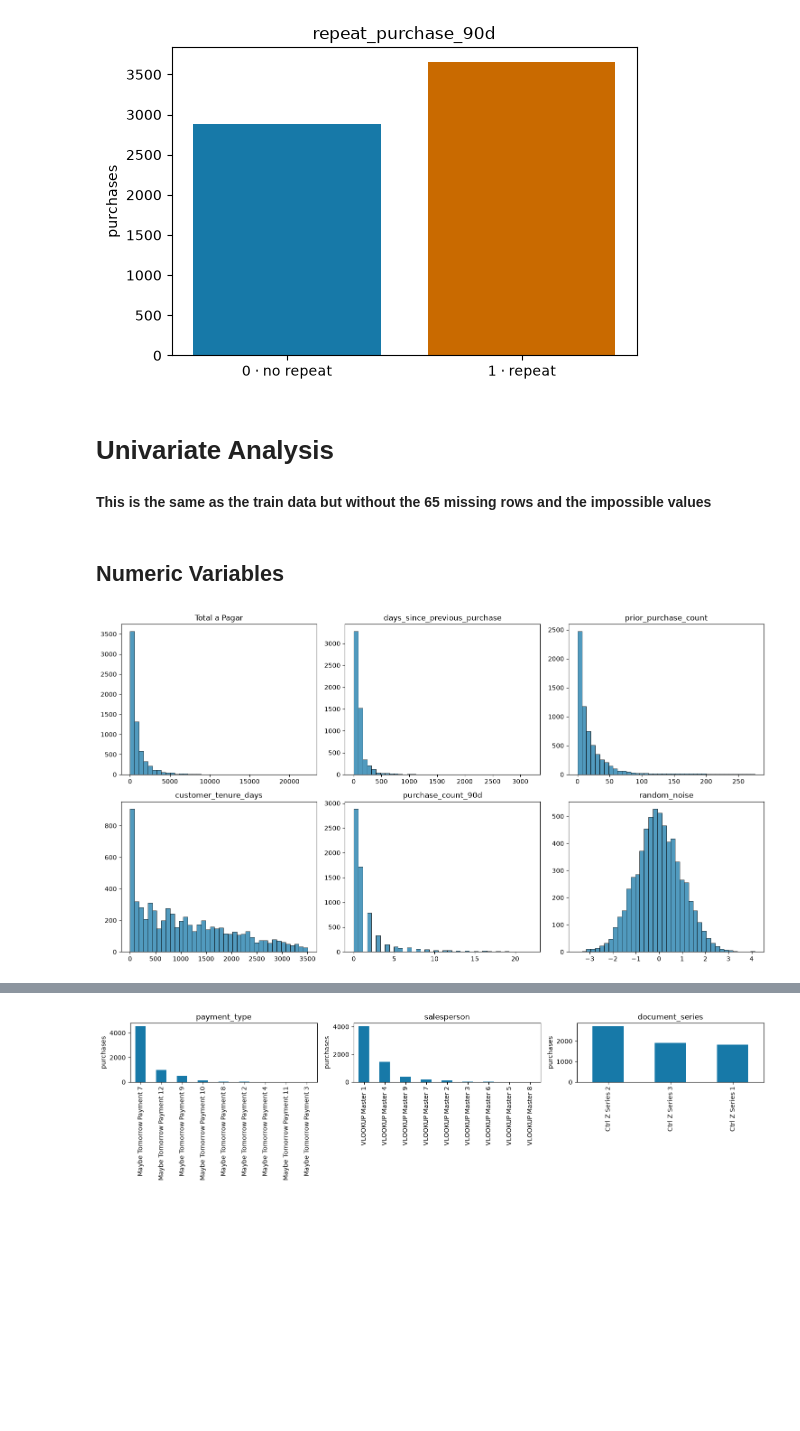
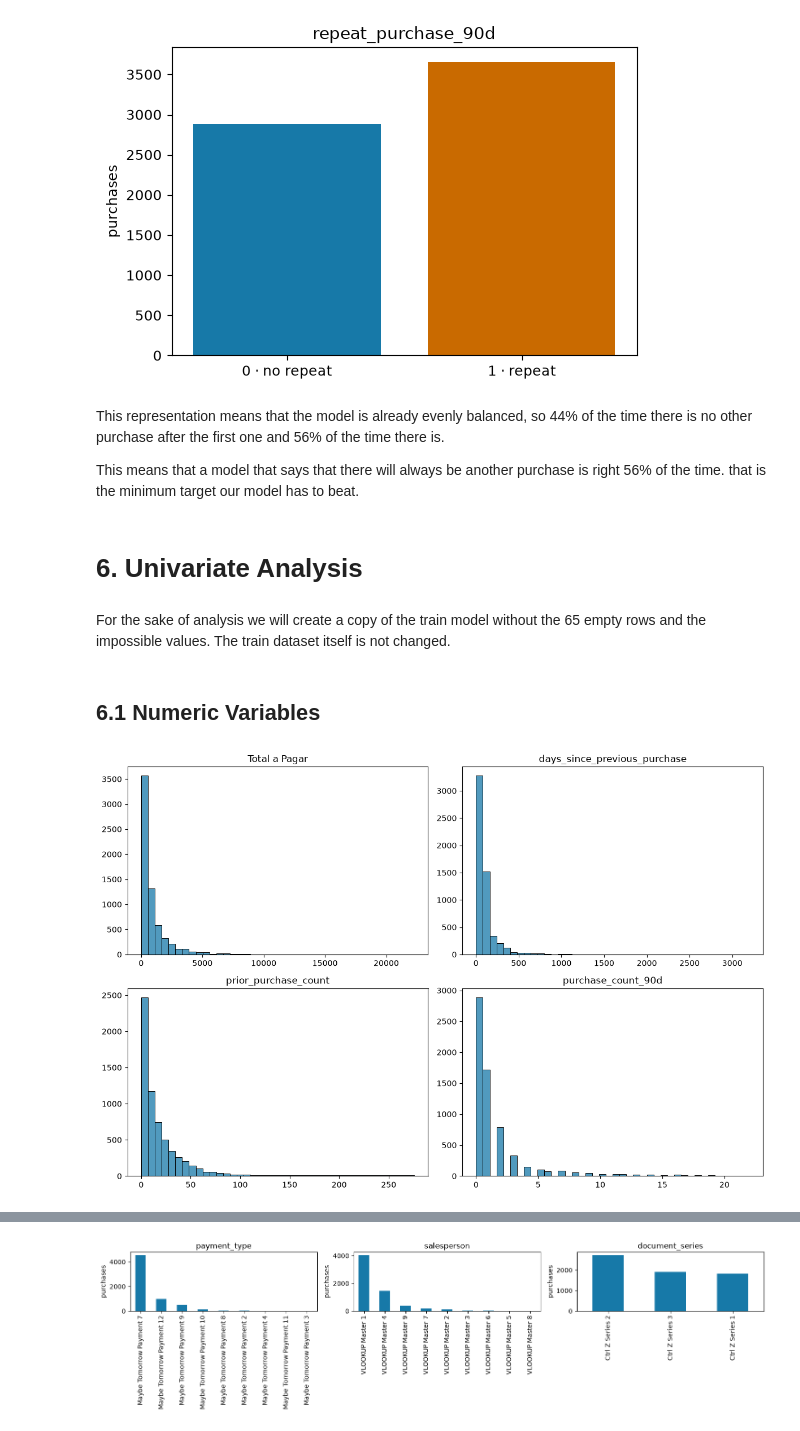
Before and after one commit to GoncaloGouveia04/ML_Project, a Jupyter notebook: notebooks/Exploration_notebook.ipynb, the cells around one changed output, grey strips where cells are left out. Cells and saved outputs as stored; diff of their text form; code cells hidden in the pictures; blank space fills up the shorter version.

```diff
--- a/notebooks/Exploration_notebook.ipynb
+++ b/notebooks/Exploration_notebook.ipynb
@@ -82,8 +110,10 @@ test["purchase_date"] = pd.to_datetime(test["purchase_date"])
 target = "repeat_purchase_90d"
 categorical = ["payment_type", "salesperson", "commercial_zone",
                "transport_method", "warehouse", "document_series"]
-numeric = [c for c in train.select_dtypes("number").columns
-           if c not in [target, "customer_id"]]
+numeric = []
+for column in train.select_dtypes("number").columns:
+    if column != target and column != "customer_id":
+        numeric.append(column)
 
-print(len(numeric), "numeric columns and", len(categorical), "categorical columns")
+print(f" There are {len(numeric)} numeric columns and {len(categorical)} categorical columns")
 # %% [output]
@@ -221,26 +297,29 @@ repeat_purchase_90d
 0                    2880        44.1
 1                    3654        55.9
 [figure]
+# %% [markdown]
+This representation means that the model is already evenly balanced, so 44% of the time there is no other purchase after the first one and 56% of the time there is.
+
+This means that a model that says that there will always be another purchase is right 56% of the time. that is the minimum target our model has to beat.
 # %% [markdown]
-# Univariate Analysis
+# 6. Univariate Analysis
 # %% [markdown]
-**This is the same as the train data but without the 65 missing rows and the impossible values**
+For the sake of analysis we will create a copy of the train model without the 65 empty rows and the impossible values. The train dataset itself is not changed.
 # %%
 candidate = train[~empty_rows].copy()
 for column in ["prior_mean_purchase_value", "spend_365d", "days_since_previous_purchase", "prior_mean_gap_days"]:
     impossible = (candidate[column] < 0) | (candidate[column] >= 1e9)
     candidate.loc[impossible, column] = np.nan
 # %% [markdown]
-## Numeric Variables
+## 6.1 Numeric Variables
 # %%
-to_plot = ["Total a Pagar", "days_since_previous_purchase", "prior_purchase_count",
-           "customer_tenure_days", "purchase_count_90d", "random_noise"]
+to_plot = ["Total a Pagar", "days_since_previous_purchase", "prior_purchase_count", "purchase_count_90d"]
 
-fig, axes = plt.subplots(2, 3, figsize=(15, 8))
+fig, axes = plt.subplots(2, 2, figsize=(12, 8))
 for ax, column in zip(axes.flatten(), to_plot):
     sns.histplot(candidate[column], bins=40, color=PLOT_BLUE, ax=ax)
     ax.set(title=column, xlabel="", ylabel="")
 plt.tight_layout()
 plt.show()
 # %% [output]
-[figure, old version]
+[figure, new version]
```
Also changed, not shown: parts of 61 cells of this notebook.
